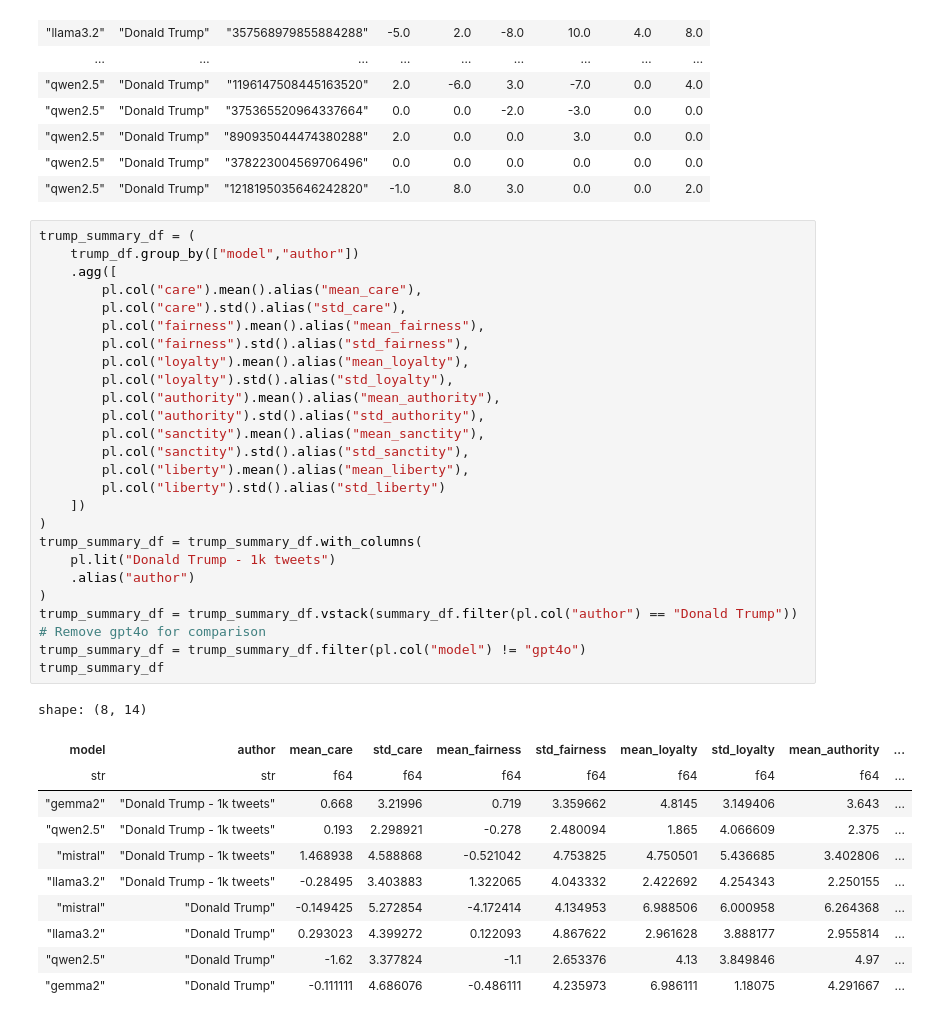
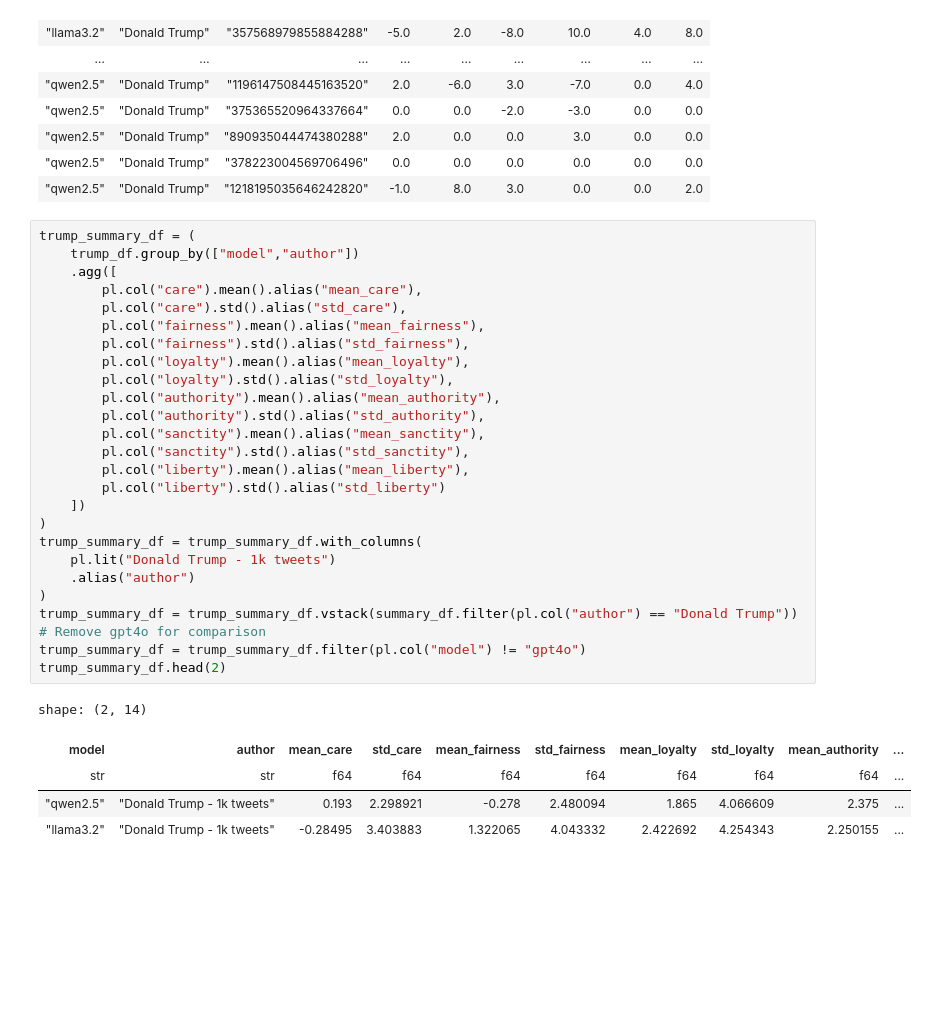
Before and after one commit to pmaciolek/mftl, a Jupyter notebook: results-summary.ipynb, the cells around one changed output. Saved outputs shown, nothing was run; the diff lists cells and outputs as text; blank space fills up the shorter version.

```diff
--- a/results-summary.ipynb
+++ b/results-summary.ipynb
@@ -302,41 +327,35 @@ shape: (3_991, 9)
 # %%
 trump_summary_df = (
     trump_df.group_by(["model","author"])
     .agg([
         pl.col("care").mean().alias("mean_care"),
         pl.col("care").std().alias("std_care"),
         pl.col("fairness").mean().alias("mean_fairness"),
         pl.col("fairness").std().alias("std_fairness"),
         pl.col("loyalty").mean().alias("mean_loyalty"),
         pl.col("loyalty").std().alias("std_loyalty"),
         pl.col("authority").mean().alias("mean_authority"),
         pl.col("authority").std().alias("std_authority"),
         pl.col("sanctity").mean().alias("mean_sanctity"),
         pl.col("sanctity").std().alias("std_sanctity"),
         pl.col("liberty").mean().alias("mean_liberty"),
         pl.col("liberty").std().alias("std_liberty")
     ])
 )
 trump_summary_df = trump_summary_df.with_columns(
     pl.lit("Donald Trump - 1k tweets")
     .alias("author")
 )
 trump_summary_df = trump_summary_df.vstack(summary_df.filter(pl.col("author") == "Donald Trump"))
 # Remove gpt4o for comparison
 trump_summary_df = trump_summary_df.filter(pl.col("model") != "gpt4o")
-trump_summary_df
+trump_summary_df.head(2)
 # %% [output]
-shape: (8, 14)
+shape: (2, 14)
 | model | author | mean_care | std_care | mean_fairness | std_fairness | mean_loyalty | std_loyalty | mean_authority | ... |
 | str | str | f64 | f64 | f64 | f64 | f64 | f64 | f64 | ... |
-| "gemma2" | "Donald Trump - 1k tweets" | 0.668 | 3.21996 | 0.719 | 3.359662 | 4.8145 | 3.149406 | 3.643 | ... |
 | "qwen2.5" | "Donald Trump - 1k tweets" | 0.193 | 2.298921 | -0.278 | 2.480094 | 1.865 | 4.066609 | 2.375 | ... |
-| "mistral" | "Donald Trump - 1k tweets" | 1.468938 | 4.588868 | -0.521042 | 4.753825 | 4.750501 | 5.436685 | 3.402806 | ... |
 | "llama3.2" | "Donald Trump - 1k tweets" | -0.28495 | 3.403883 | 1.322065 | 4.043332 | 2.422692 | 4.254343 | 2.250155 | ... |
-| "mistral" | "Donald Trump" | -0.149425 | 5.272854 | -4.172414 | 4.134953 | 6.988506 | 6.000958 | 6.264368 | ... |
-| "llama3.2" | "Donald Trump" | 0.293023 | 4.399272 | 0.122093 | 4.867622 | 2.961628 | 3.888177 | 2.955814 | ... |
-| "qwen2.5" | "Donald Trump" | -1.62 | 3.377824 | -1.1 | 2.653376 | 4.13 | 3.849846 | 4.97 | ... |
-| "gemma2" | "Donald Trump" | -0.111111 | 4.686076 | -0.486111 | 4.235973 | 6.986111 | 1.18075 | 4.291667 | ... |
 # %%
 import matplotlib.pyplot as plt
 import numpy as np
```
Also changed, not shown: parts of 6 cells of this notebook.
